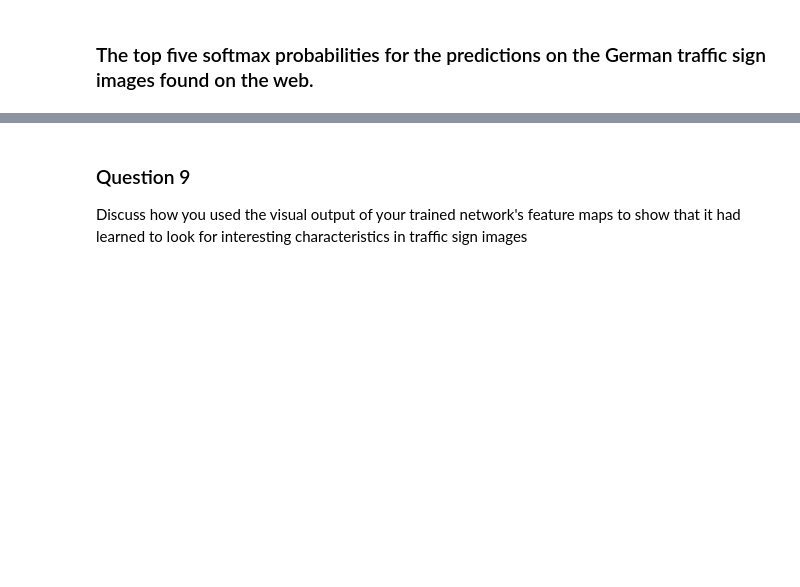
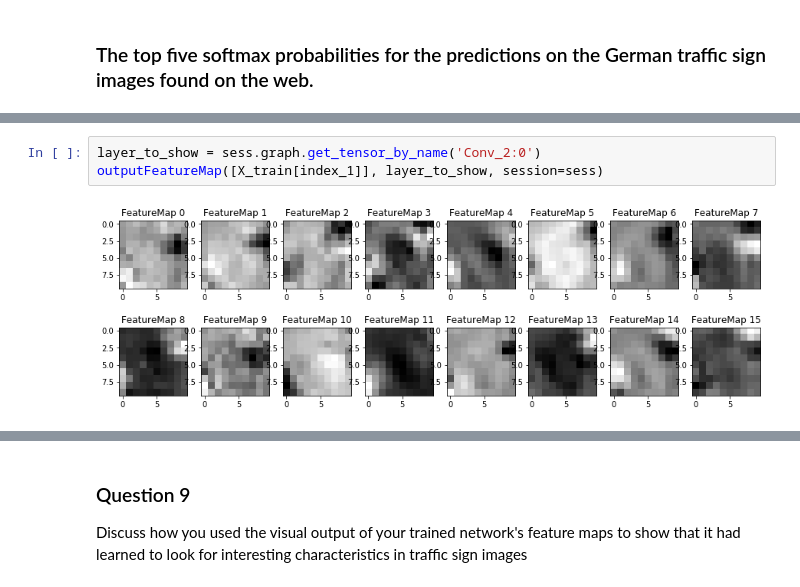
Before and after one commit to Adal-Glez/traffic_classifier, a Jupyter notebook: Traffic_Sign_Classifier.ipynb, the cells around one changed output, grey strips where cells are left out. Drawn from its saved outputs; the diff is of its cells as text; blank space fills up the shorter version.

```diff
--- a/Traffic_Sign_Classifier.ipynb
+++ b/Traffic_Sign_Classifier.ipynb
@@ -598,0 +568,5 @@ def outputFeatureMap(image_input, tf_activation, activation_min=-1, activation_m
+# %%
+layer_to_show = sess.graph.get_tensor_by_name('Conv_2:0')
+outputFeatureMap([X_train[index_1]], layer_to_show, session=sess)
+# %% [output]
+[figure, added]
```
Also changed, not shown: parts of 31 cells of this notebook.
